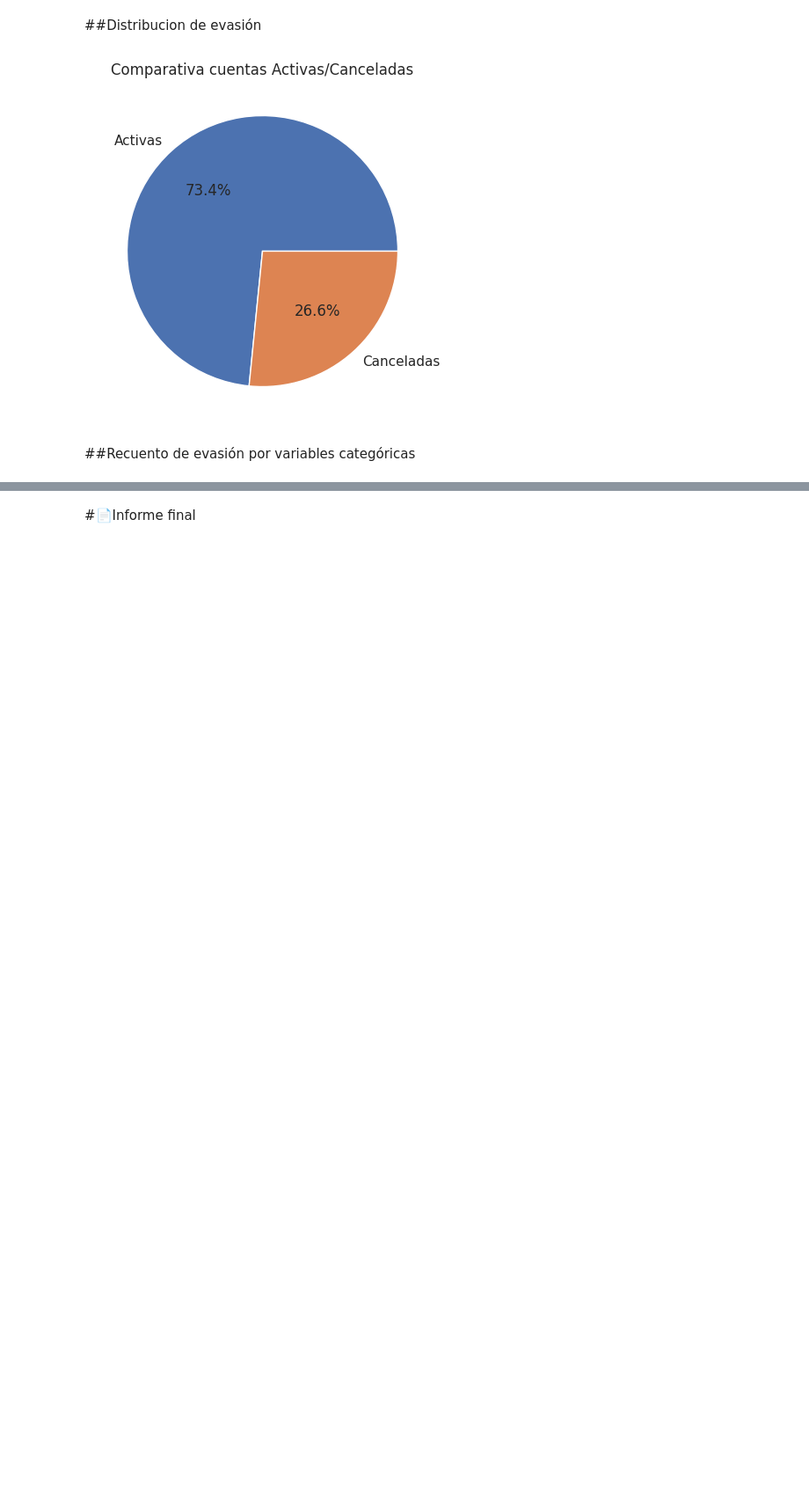
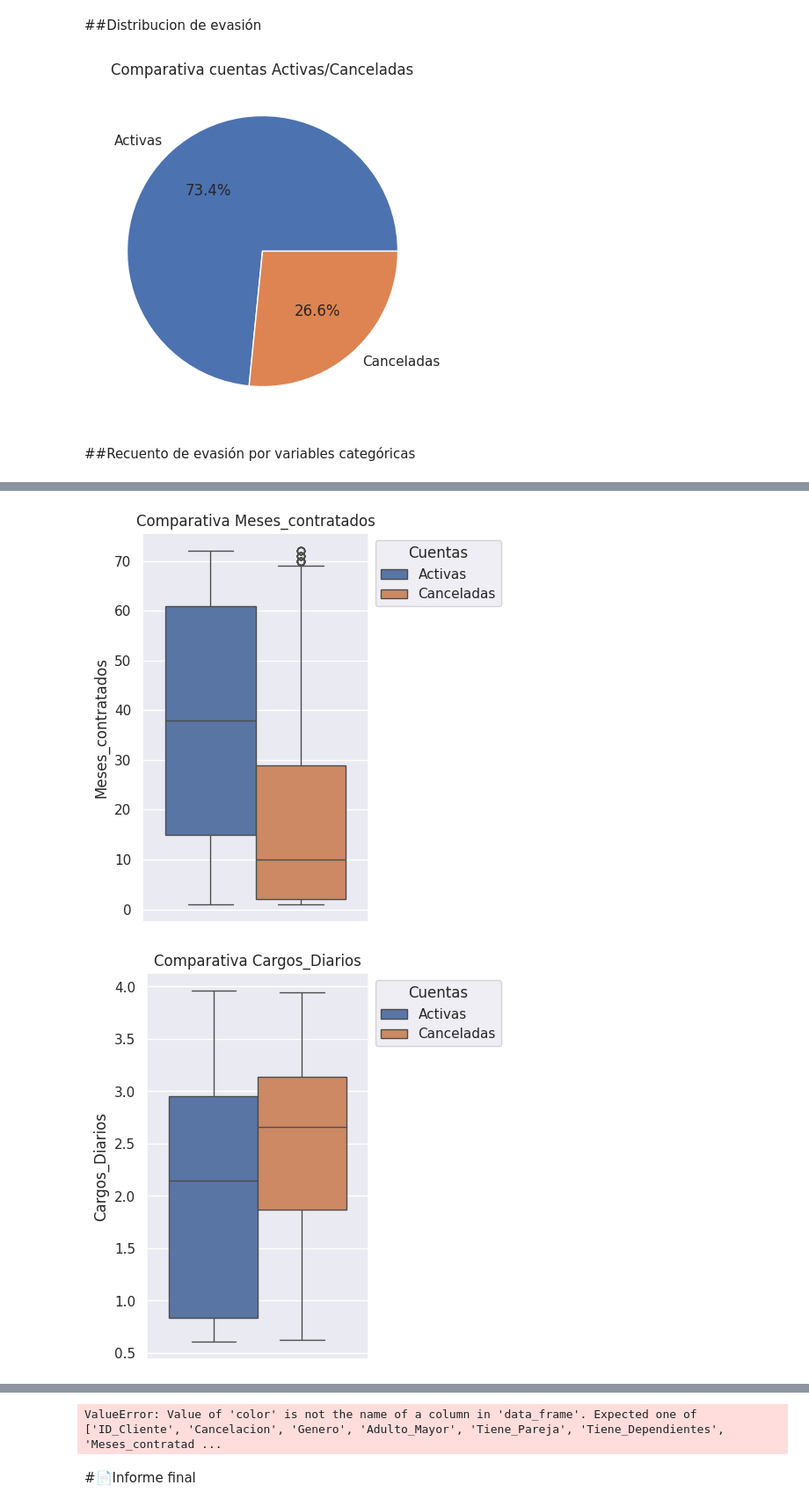
Before and after one commit to Emmanuel2000x/TelecomX, a Jupyter notebook: TelecomX_LATAM.ipynb, the cells around one changed output, grey strips where cells are left out. Shown: that part at 88% size. Drawn from its saved outputs; the diff is of its cells as text; code cells hidden in the pictures; blank space fills up the shorter version.

```diff
--- a/TelecomX_LATAM.ipynb
+++ b/TelecomX_LATAM.ipynb
@@ -287,3 +289,29 @@ memory usage: 1.2 MB
+# %%
+mod_DF.rename(columns={
+    "customerID": "ID_Cliente",
+    "Churn": "Cancelacion",
+    "customer_gender": "Genero",
+    "customer_SeniorCitizen": "Adulto_Mayor",
+    "customer_Partner": "Tiene_Pareja",
+    "customer_Dependents": "Tiene_Dependientes",
+    "customer_tenure": "Meses_contratados",
+    "phone_PhoneService": "Servicio_Teléfono",
+    "phone_MultipleLines": "Lineas_Multiples",
+    "internet_InternetService": "Servicio_Internet",
+    "internet_OnlineSecurity": "Seguridad_En_Linea",
+    "internet_OnlineBackup": "Respaldo_En_Linea",
+    "internet_DeviceProtection": "Proteccion_Dispositivo",
+    "internet_TechSupport": "Soporte_Tecnico",
+    "internet_StreamingTV": "TV_Streaming",
+    "internet_StreamingMovies": "Peliculas_Streaming",
+    "account_Contract": "Tipo_Contrato",
+    "account_PaperlessBilling": "Factura_Electronica",
+    "account_PaymentMethod": "Metodo_Pago",
+    "account_Charges.Monthly": "Cargos_Mensuales",
+    "account_Charges.Total": "Cargos_Totales",
+    "account_Charges.daily": "Cargos_Diarios"
+}, inplace=True)
+mo
 # %% [markdown]
 #📊 Carga y análisis
 # %%
@@ -370,4 +392,0 @@ categories_chart(mod_DF,categories_var)
-# %%
-for i, col in enumerate(categories_var):
-  print(i)
-  print(col)
@@ -390,0 +401,2 @@ len(mod_DF['Churn'].unique())
+# %%
+numeric_var =['Meses_contratados', 'Cargos_Diarios','Cargos_Mensuales','Cargos_Totales']
@@ -390,0 +427,13 @@ len(mod_DF['Churn'].unique())
+# %%
+#sns.boxplot(mod_DF,x='Cancelacion',y='Cargos_Mensuales')
+
+for col in numeric_var:
+    plt.figure(figsize=(5, 5))
+    sns.boxplot(data=mod_DF, y=col, hue='Cancelacion')
+    plt.title(f'Comparativa {col}')
+    plt.legend(['Activas', 'Canceladas'],title='Cuentas', loc='upper left', bbox_to_anchor=(1, 1))
+    plt.tight_layout()
+    plt.show()
+# %% [output]
+[figure, added]
+[figure, added]
@@ -391,2 +442,28 @@ len(mod_DF['Churn'].unique())
+# %%
+import plotly.express as px
+
+# Crear un gráfico por cada variable
+for var in numeric_var:
+    fig = px.box(
+        mod_DF,
+        x='Cancelacion',
+        y=var,
+        color='Estado',
+        color_discrete_map={'Activo': '#2A5CAA', 'Baja': '#D62728'},
+        points='all',
+        title=f'Distribución de {var} por Estado'
+    )
+
+    fig.update_traces(jitter=0.3, marker_opacity=0.4)
+    fig.update_layout(
+        font=dict(family="Fira Code", size=14),
+        yaxis_title=var,
+        xaxis_title="Estado",
+        boxmode='group',
+        showlegend=False
+    )
+    fig.show()
+# %% [output]
+ValueError: Value of 'color' is not the name of a column in 'data_frame'. Expected one of ['ID_Cliente', 'Cancelacion', 'Genero', 'Adulto_Mayor', 'Tiene_Pareja', 'Tiene_Dependientes', 'Meses_contratad ...
 # %% [markdown]
 #📄Informe final
```
Also changed, not shown: parts of 13 cells of this notebook.
